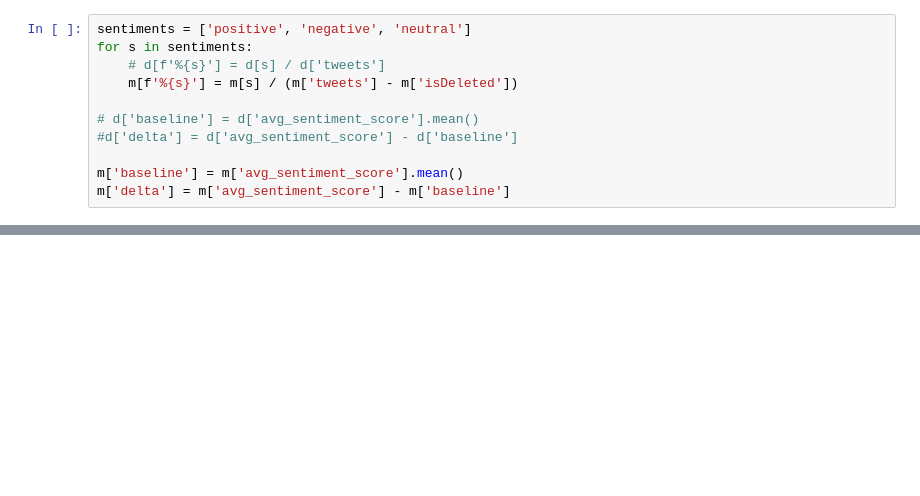
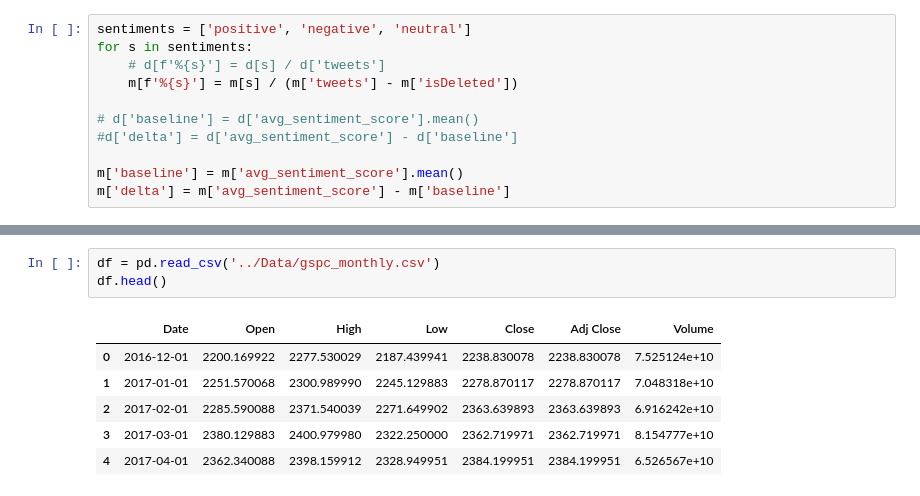
Before and after one commit to jaysueno/group_bestest_guys, a Jupyter notebook: Notebooks/gspc.ipynb, the cells around one changed output, grey strips where cells are left out. Saved outputs shown, nothing was run; the diff lists cells and outputs as text; blank space fills up the shorter version.

```diff
--- a/Notebooks/gspc.ipynb
+++ b/Notebooks/gspc.ipynb
@@ -20,0 +124,10 @@ m['year'] = pd.DatetimeIndex(m['month']).year
+# %%
+df = pd.read_csv('../Data/gspc_monthly.csv')
+df.head()
+# %% [output]
+|  | Date | Open | High | Low | Close | Adj Close | Volume |
+| 0 | 2016-12-01 | 2200.169922 | 2277.530029 | 2187.439941 | 2238.830078 | 2238.830078 | 7.525124e+10 |
+| 1 | 2017-01-01 | 2251.570068 | 2300.989990 | 2245.129883 | 2278.870117 | 2278.870117 | 7.048318e+10 |
+| 2 | 2017-02-01 | 2285.590088 | 2371.540039 | 2271.649902 | 2363.639893 | 2363.639893 | 6.916242e+10 |
+| 3 | 2017-03-01 | 2380.129883 | 2400.979980 | 2322.250000 | 2362.719971 | 2362.719971 | 8.154777e+10 |
+| 4 | 2017-04-01 | 2362.340088 | 2398.159912 | 2328.949951 | 2384.199951 | 2384.199951 | 6.526567e+10 |
```
Also changed, not shown: parts of 15 cells of this notebook, 4 other files.
